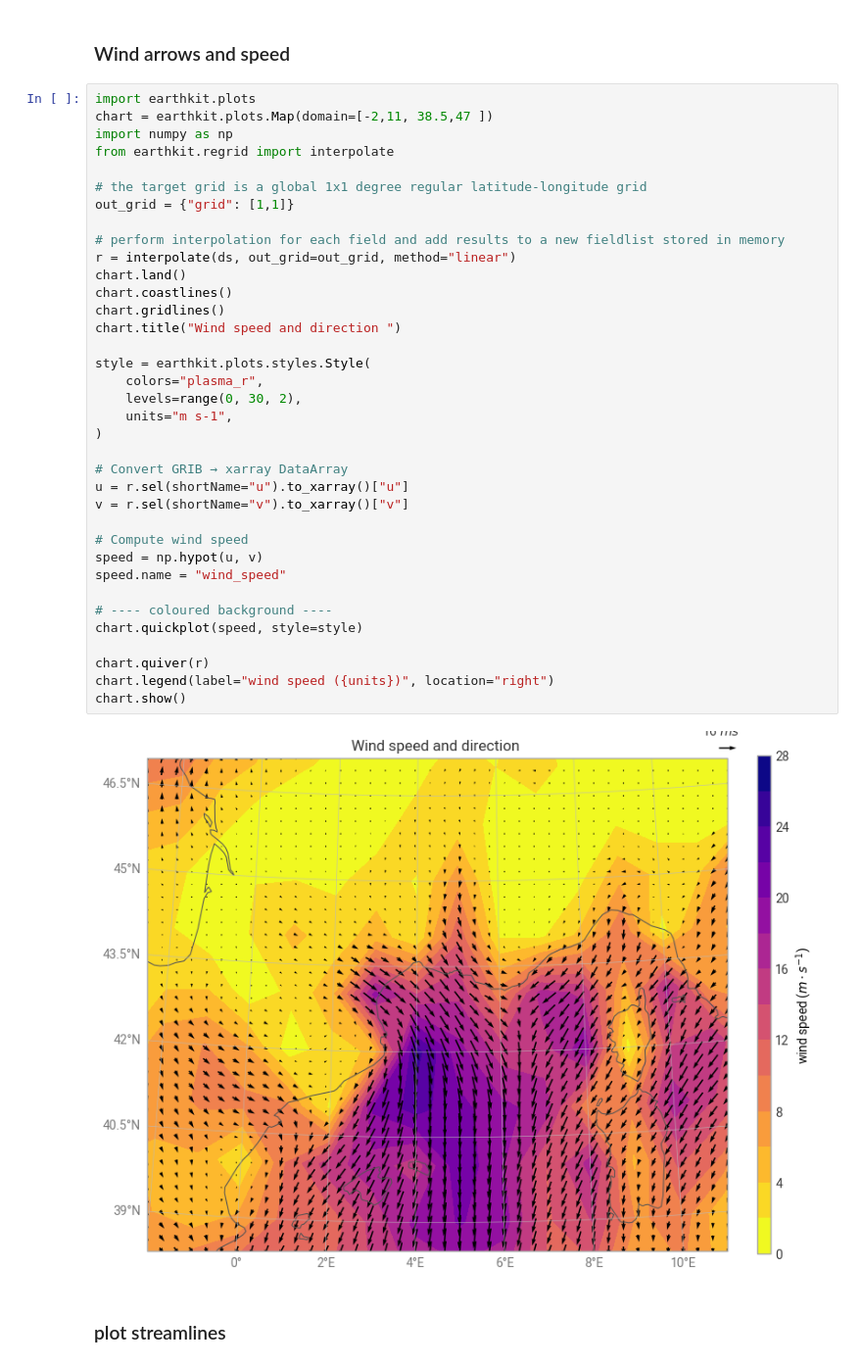
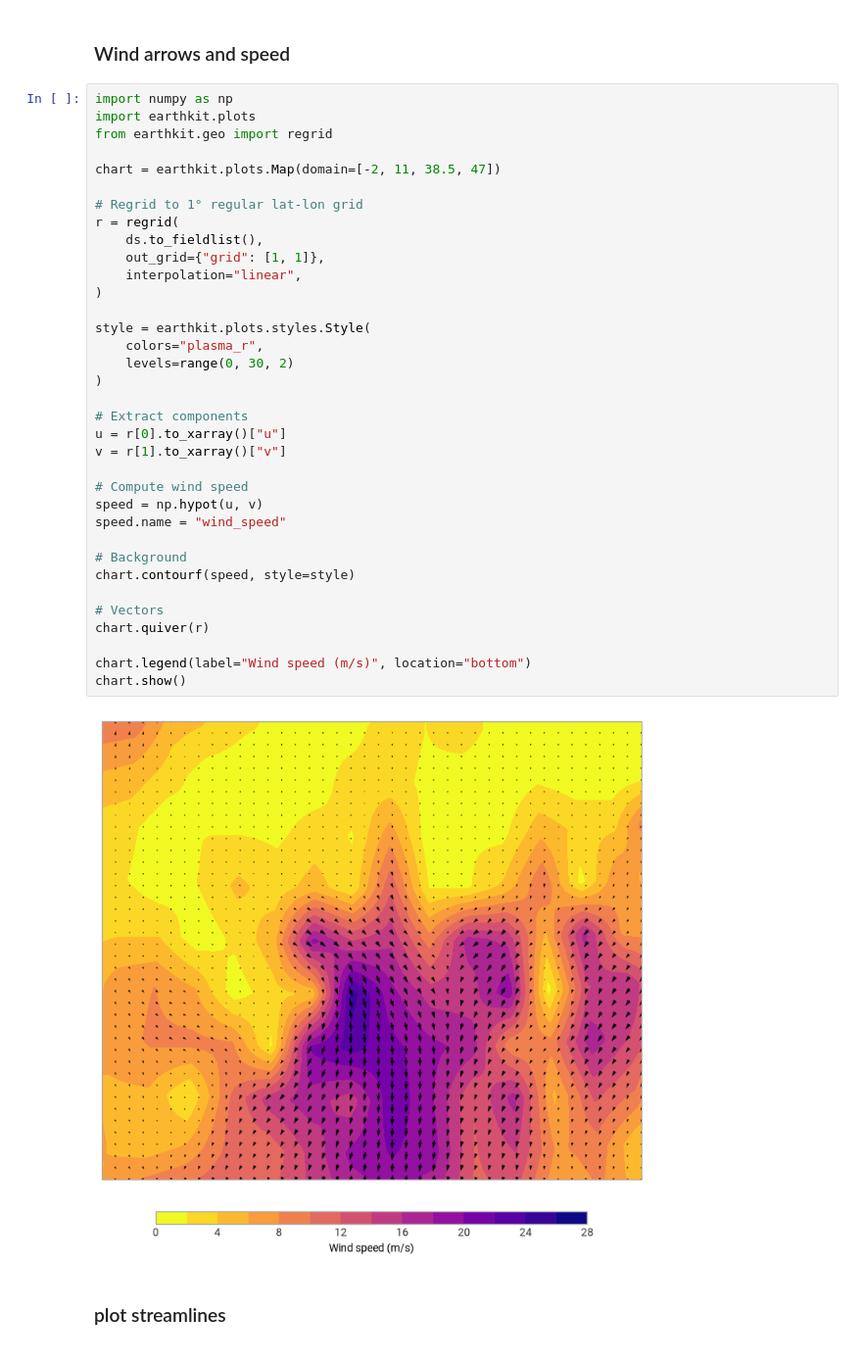
Before and after one commit to destination-earth/DestinE-DataLake-Lab, a Jupyter notebook: HDA/DestinE_Digital_Twins/DEDL-HDA-EO.ECMWF.DAT.DT_CLIMATE.ipynb, the cells around one changed output. Shown at 98% size. Saved outputs shown, nothing was run; the diff lists cells and outputs as text.

```diff
--- a/HDA/DestinE_Digital_Twins/DEDL-HDA-EO.ECMWF.DAT.DT_CLIMATE.ipynb
+++ b/HDA/DestinE_Digital_Twins/DEDL-HDA-EO.ECMWF.DAT.DT_CLIMATE.ipynb
@@ -433,43 +431,42 @@ The selected date, 11 January 2025, provides a representative example of these c
 # %% [markdown]
 ### Wind arrows and speed
 # %%
+import numpy as np
 import earthkit.plots
-chart = earthkit.plots.Map(domain=[-2,11, 38.5,47 ])
-import numpy as np
-from earthkit.regrid import interpolate
+from earthkit.geo import regrid
 
-# the target grid is a global 1x1 degree regular latitude-longitude grid
-out_grid = {"grid": [1,1]}
+chart = earthkit.plots.Map(domain=[-2, 11, 38.5, 47])
 
-# perform interpolation for each field and add results to a new fieldlist stored in memory
-r = interpolate(ds, out_grid=out_grid, method="linear")
-chart.land()
-chart.coastlines()
-chart.gridlines()
-chart.title("Wind speed and direction ")
+# Regrid to 1° regular lat-lon grid
+r = regrid(
+    ds.to_fieldlist(),
+    out_grid={"grid": [1, 1]},
+    interpolation="linear",
+)
 
 style = earthkit.plots.styles.Style(
     colors="plasma_r",
-    levels=range(0, 30, 2),
-    units="m s-1",
+    levels=range(0, 30, 2)
 )
 
-# Convert GRIB → xarray DataArray
-u = r.sel(shortName="u").to_xarray()["u"]
-v = r.sel(shortName="v").to_xarray()["v"]
+# Extract components
+u = r[0].to_xarray()["u"]
+v = r[1].to_xarray()["v"]
 
 # Compute wind speed
 speed = np.hypot(u, v)
 speed.name = "wind_speed"
 
-# ---- coloured background ----
-chart.quickplot(speed, style=style)
+# Background
+chart.contourf(speed, style=style)
 
+# Vectors
 chart.quiver(r)
-chart.legend(label="wind speed ({units})", location="right")
+
+chart.legend(label="Wind speed (m/s)", location="bottom")
 chart.show()
 # %% [output]
-[figure, old version]
+[figure, new version]
 # %% [markdown]
 ### plot streamlines
 # %%
```
Also changed, not shown: parts of 6 cells of this notebook, 8 other files.
